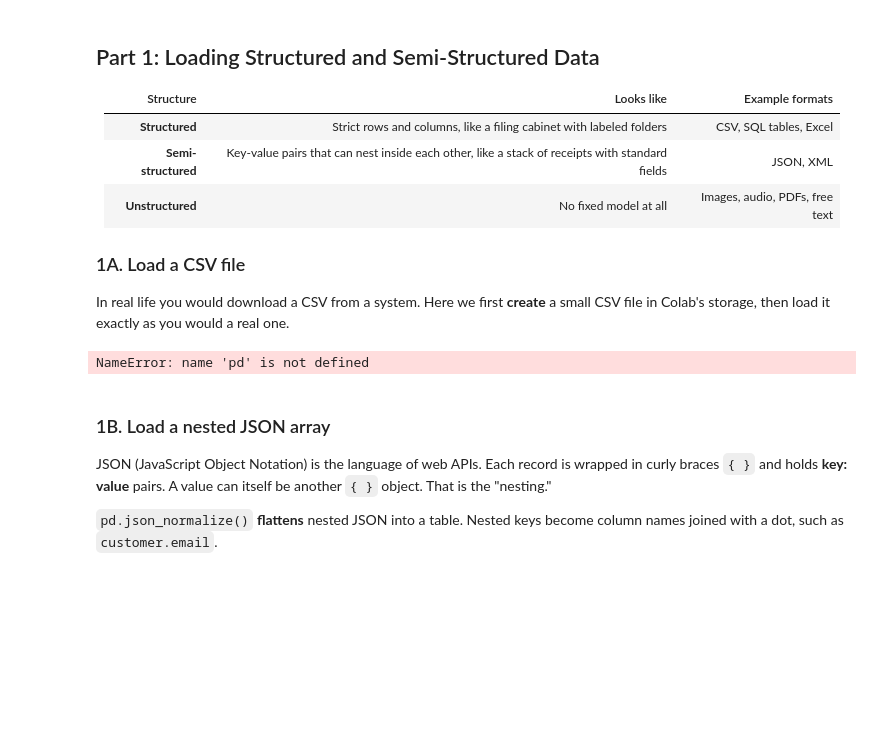
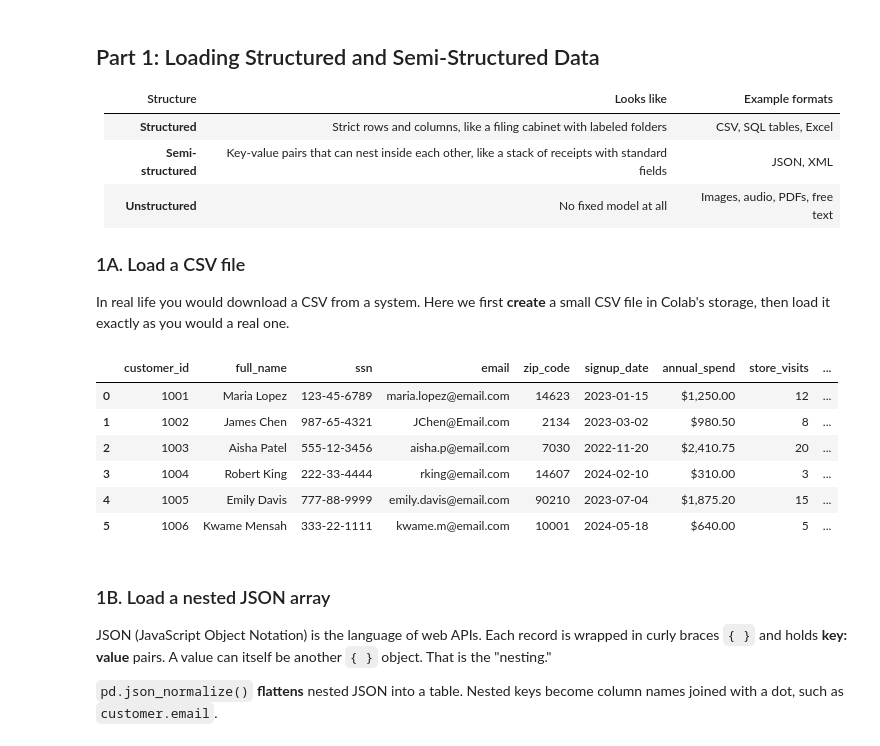
Before and after one commit to shatrill/data_analytics, a Jupyter notebook: session_2_data_structures_governance_lab.ipynb, the cells around one changed output. Cells and saved outputs as stored; diff of their text form; code cells hidden in the pictures; blank space fills up the shorter version.

```diff
--- a/session_2_data_structures_governance_lab.ipynb
+++ b/session_2_data_structures_governance_lab.ipynb
@@ -40,20 +40,26 @@ In real life you would download a CSV from a system. Here we first **create** a
 # %%
 csv_text = '''customer_id,full_name,ssn,email,zip_code,signup_date,annual_spend,store_visits,satisfaction
 1001,Maria Lopez,123-45-6789,maria.lopez@email.com,14623,2023-01-15,"$1,250.00",12,High
 1002,James Chen,987-65-4321,JChen@Email.com,02134,2023-03-02,$980.50,8,Medium
 1003,Aisha Patel,555-12-3456,aisha.p@email.com,07030,2022-11-20,"$2,410.75",20,High
 1004,Robert King,222-33-4444,rking@email.com,14607,2024-02-10,$310.00,3,Low
 1005,Emily Davis,777-88-9999,emily.davis@email.com,90210,2023-07-04,"$1,875.20",15,Medium
 1006,Kwame Mensah,333-22-1111,kwame.m@email.com,10001,2024-05-18,$640.00,5,Low
 '''
 # Write the text to a real file named customers.csv
-with open("customers.csv", "w") as f:
+with open("customers.CSV", "w") as f:
     f.write(csv_text)
 
 customers = pd.read_csv("customers.csv")
 customers
 # %% [output]
-NameError: name 'pd' is not defined
+|  | customer_id | full_name | ssn | email | zip_code | signup_date | annual_spend | store_visits | ... |
+| 0 | 1001 | Maria Lopez | 123-45-6789 | maria.lopez@email.com | 14623 | 2023-01-15 | $1,250.00 | 12 | ... |
+| 1 | 1002 | James Chen | 987-65-4321 | JChen@Email.com | 2134 | 2023-03-02 | $980.50 | 8 | ... |
+| 2 | 1003 | Aisha Patel | 555-12-3456 | aisha.p@email.com | 7030 | 2022-11-20 | $2,410.75 | 20 | ... |
+| 3 | 1004 | Robert King | 222-33-4444 | rking@email.com | 14607 | 2024-02-10 | $310.00 | 3 | ... |
+| 4 | 1005 | Emily Davis | 777-88-9999 | emily.davis@email.com | 90210 | 2023-07-04 | $1,875.20 | 15 | ... |
+| 5 | 1006 | Kwame Mensah | 333-22-1111 | kwame.m@email.com | 10001 | 2024-05-18 | $640.00 | 5 | ... |
 # %% [markdown]
 ### 1B. Load a nested JSON array
 JSON (JavaScript Object Notation) is the language of web APIs. Each record is wrapped in curly braces `{ }` and holds **key: value** pairs. A value can itself be another `{ }` object. That is the "nesting."
```
Also changed, not shown: parts of 15 cells of this notebook.
